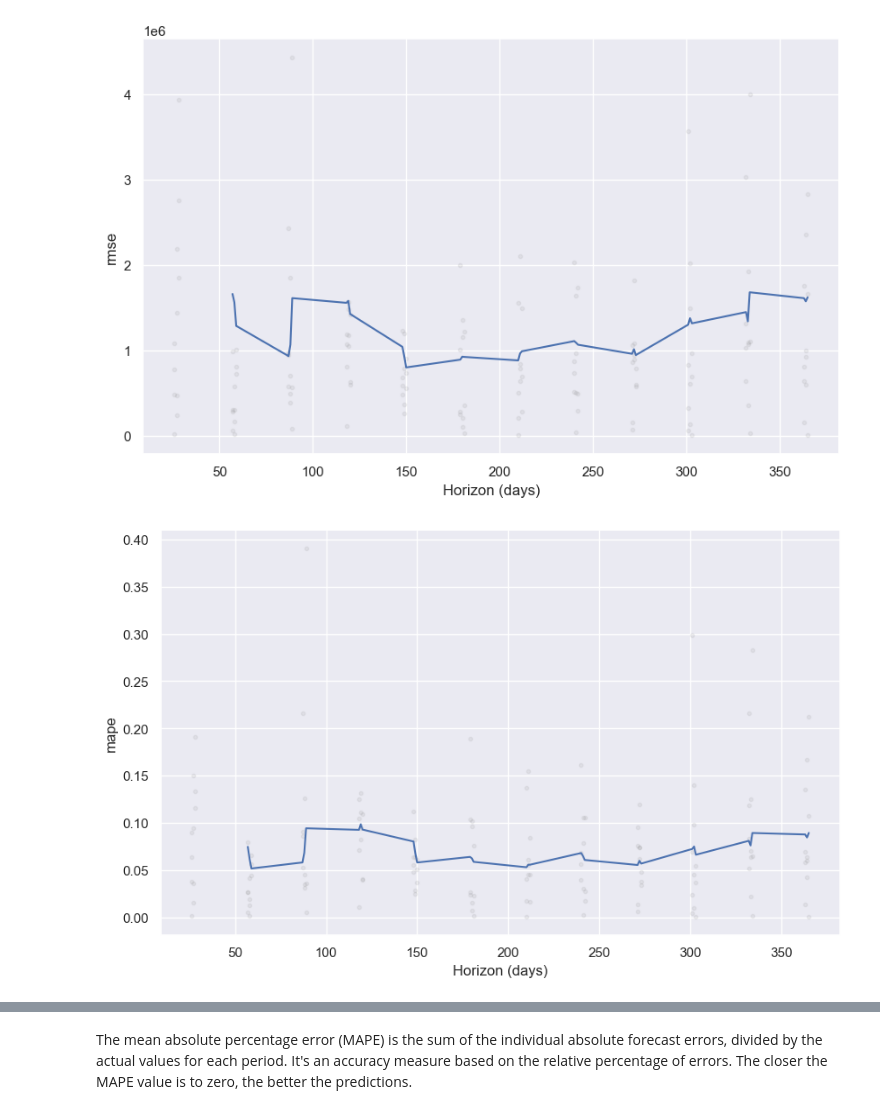
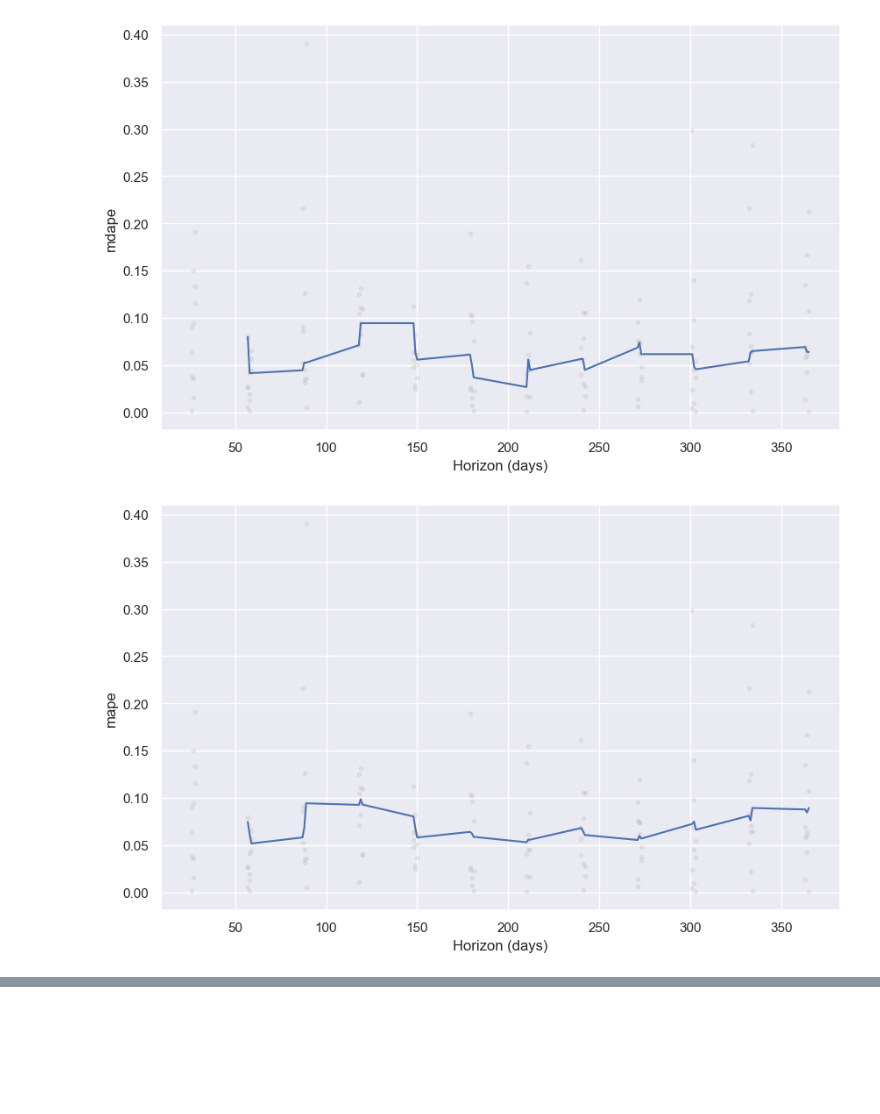
Before and after one commit to MikasSim/final_project, a Jupyter notebook: nb_eda/eda.ipynb, the cells around one changed output, grey strips where cells are left out. Drawn from its saved outputs; the diff is of its cells as text; code cells hidden in the pictures; blank space fills up the shorter version.

```diff
--- a/nb_eda/eda.ipynb
+++ b/nb_eda/eda.ipynb
@@ -178,7 +195,9 @@ df_p.head()
 # %%
+# Plotting the rmse and mape metrics
 from prophet.plot import plot_cross_validation_metric
-a = plot_cross_validation_metric(df_cv, metric='rmse')
+a = plot_cross_validation_metric(df_cv, metric='mdape')
 b = plot_cross_validation_metric(df_cv, metric='mape')
+c = plot_cross_validation_metric(df_cv, metric='smape')
 # %% [output]
-[figure, old version]
+[figure, new version]
 [figure]
@@ -185,5 +206 @@ b = plot_cross_validation_metric(df_cv, metric='mape')
-# %% [markdown]
-The mean absolute percentage error (MAPE) is the sum of the individual absolute forecast errors, divided by the actual values for each period.
-It's an accuracy measure based on the relative percentage of errors.
-The closer the MAPE value is to zero, the better the predictions.
 # %%
```
Also changed, not shown: parts of 51 cells of this notebook, 2 other files.
